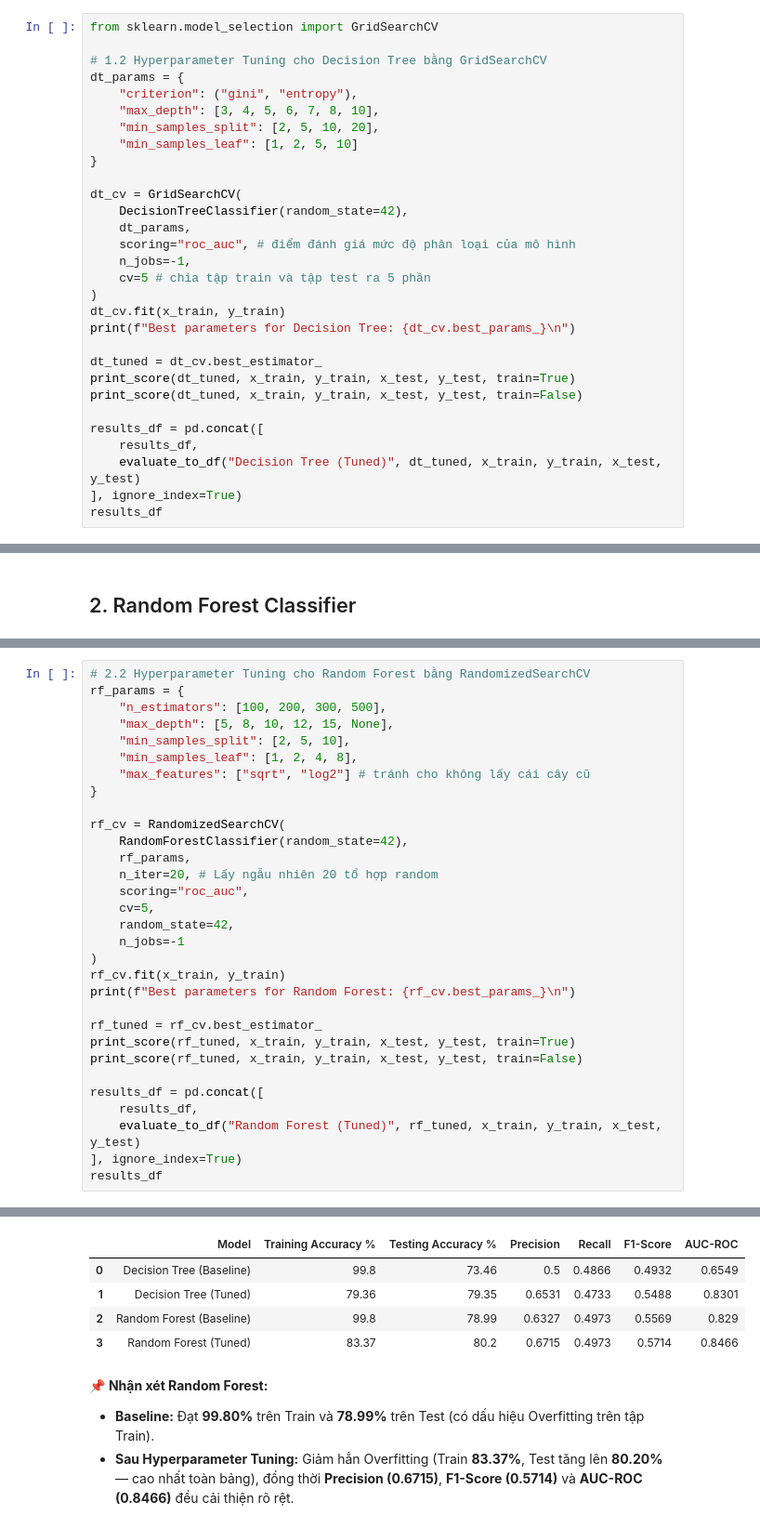
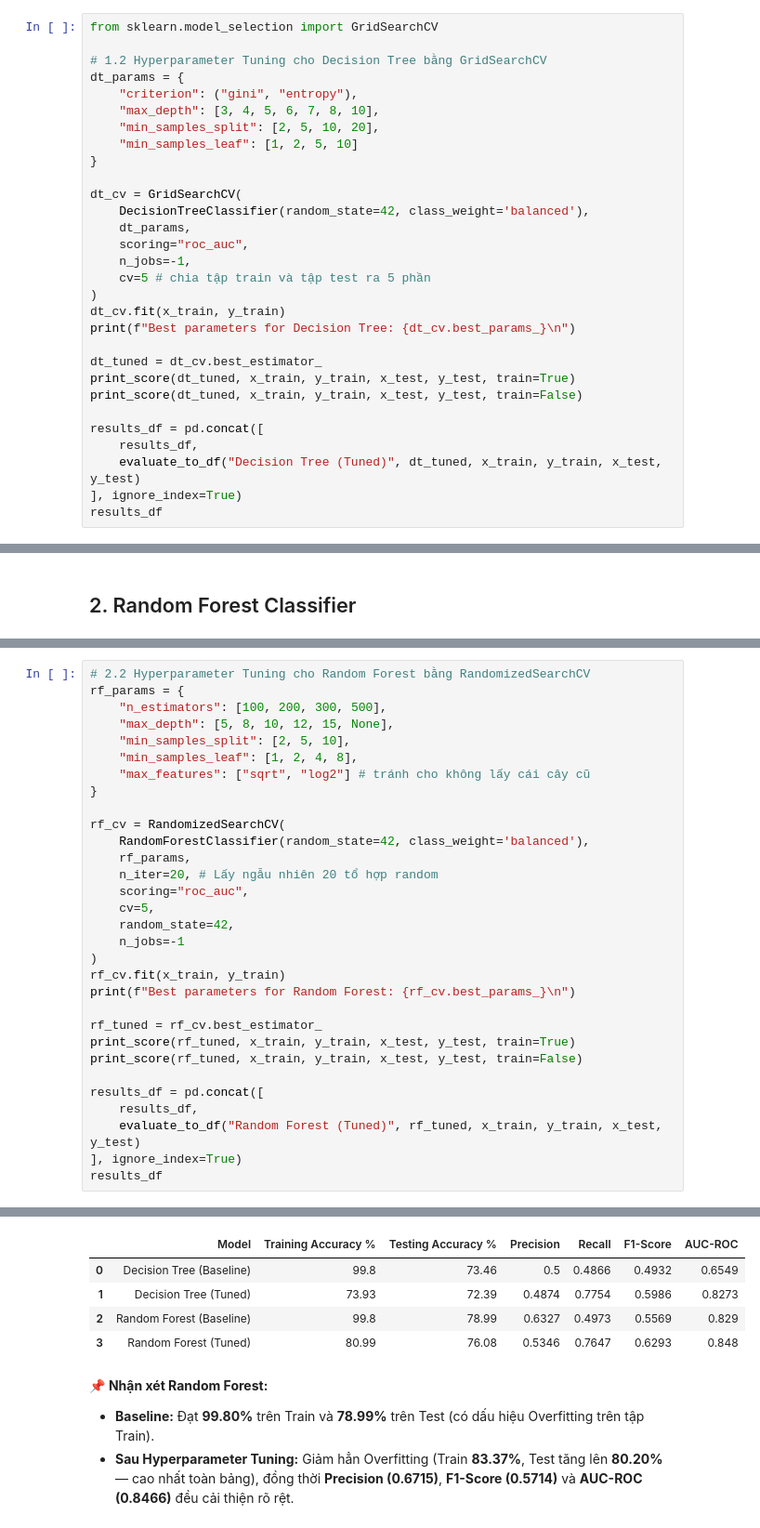
Before and after one commit to TranDuyAnhDEDA/KhaiPhaDuLieu, a Jupyter notebook: EDA.ipynb, the cells around one changed output, grey strips where cells are left out. Shown at 93% size. Cells and saved outputs as stored; diff of their text form.

```diff
--- a/EDA.ipynb
+++ b/EDA.ipynb
@@ -486,9 +486,9 @@ dt_params = {
 }
 
 dt_cv = GridSearchCV(
-    DecisionTreeClassifier(random_state=42),
+    DecisionTreeClassifier(random_state=42, class_weight='balanced'),
     dt_params,
-    scoring="roc_auc", # điểm đánh giá mức độ phân loại của mô hình
+    scoring="roc_auc",
     n_jobs=-1,
     cv=5 # chia tập train và tập test ra 5 phần
 )
@@ -580,7 +580,7 @@ rf_params = {
 }
 
 rf_cv = RandomizedSearchCV(
-    RandomForestClassifier(random_state=42),
+    RandomForestClassifier(random_state=42, class_weight='balanced'),
     rf_params,
     n_iter=20, # Lấy ngẫu nhiên 20 tổ hợp random
     scoring="roc_auc",
@@ -621,8 +621,8 @@ Confusion Matrix:
 |  | Model | Training Accuracy % | Testing Accuracy % | Precision | Recall | F1-Score | AUC-ROC |
 | 0 | Decision Tree (Baseline) | 99.8 | 73.46 | 0.5 | 0.4866 | 0.4932 | 0.6549 |
-| 1 | Decision Tree (Tuned) | 79.36 | 79.35 | 0.6531 | 0.4733 | 0.5488 | 0.8301 |
+| 1 | Decision Tree (Tuned) | 73.93 | 72.39 | 0.4874 | 0.7754 | 0.5986 | 0.8273 |
 | 2 | Random Forest (Baseline) | 99.8 | 78.99 | 0.6327 | 0.4973 | 0.5569 | 0.829 |
-| 3 | Random Forest (Tuned) | 83.37 | 80.2 | 0.6715 | 0.4973 | 0.5714 | 0.8466 |
+| 3 | Random Forest (Tuned) | 80.99 | 76.08 | 0.5346 | 0.7647 | 0.6293 | 0.848 |
 # %% [markdown]
 📌 **Nhận xét Random Forest:**
 * **Baseline:** Đạt **99.80%** trên Train và **78.99%** trên Test (có dấu hiệu Overfitting trên tập Train).
```
Also changed, not shown: parts of 6 cells of this notebook.
